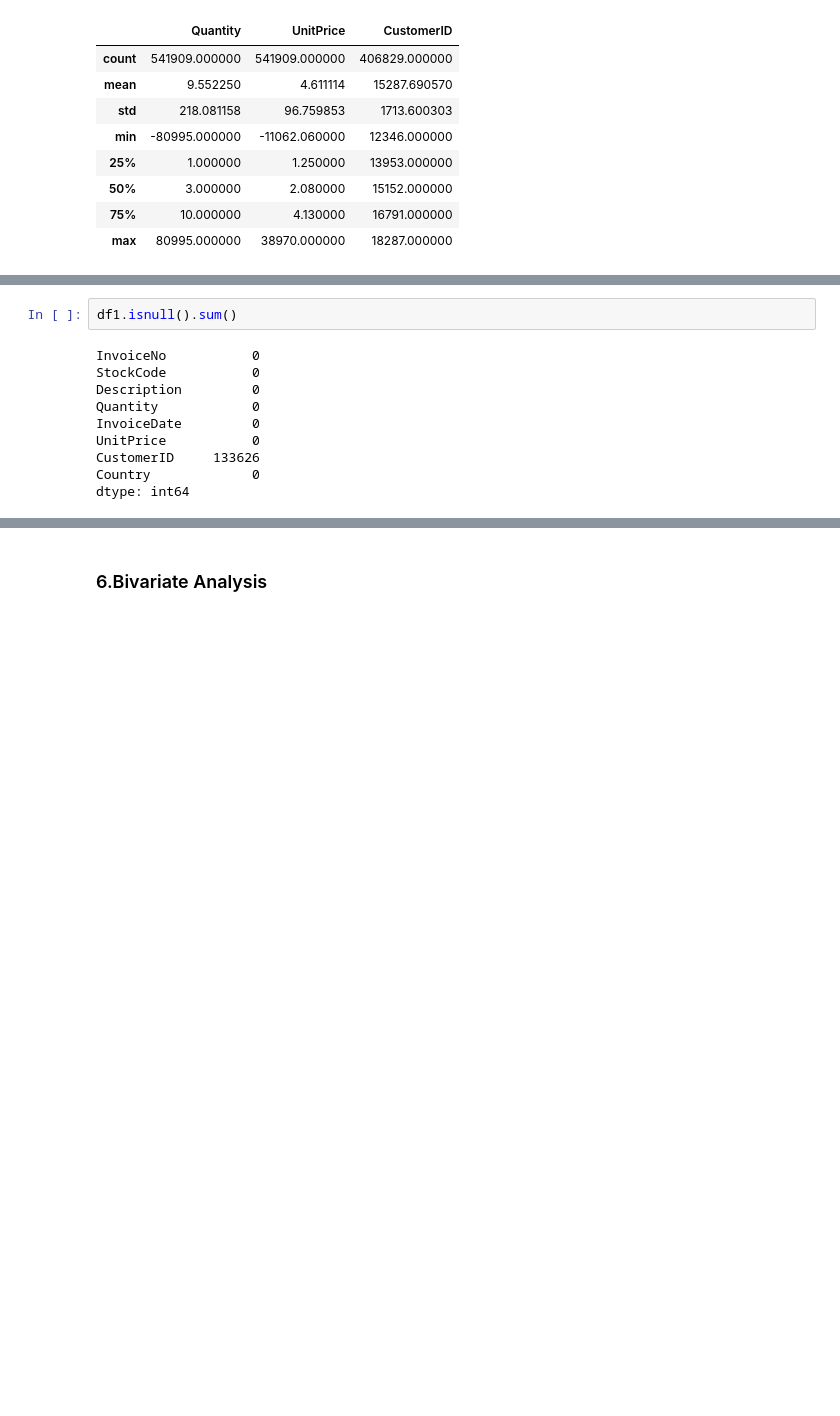
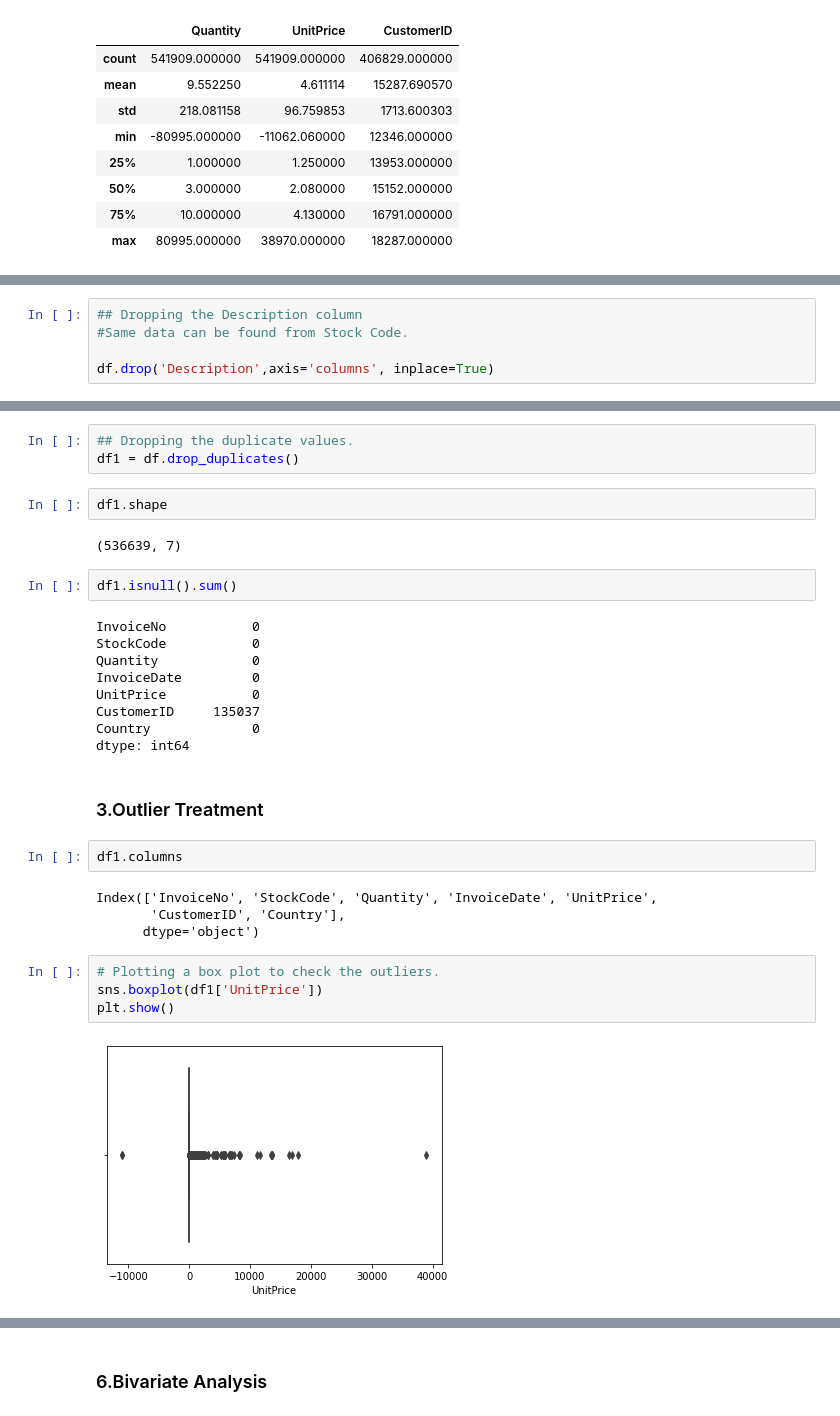
Before and after one commit to BineetaMishra/EDA, a Jupyter notebook: EDA_Ecommerce_Dataset.ipynb, the cells around one changed output, grey strips where cells are left out. Drawn from its saved outputs; the diff is of its cells as text; blank space fills up the shorter version.

```diff
--- a/EDA_Ecommerce_Dataset.ipynb
+++ b/EDA_Ecommerce_Dataset.ipynb
@@ -106,0 +124,5 @@ df1 = df[~df.Description.isnull()].copy()
+# %%
+## Dropping the Description column
+#Same data can be found from Stock Code.
+
+df.drop('Description',axis='columns', inplace=True)
@@ -107,12 +182,32 @@ df1 = df[~df.Description.isnull()].copy()
+# %%
+## Dropping the duplicate values.
+df1 = df.drop_duplicates()
+# %%
+df1.shape
+# %% [output]
+(536639, 7)
 # %%
 df1.isnull().sum()
 # %% [output]
 InvoiceNo           0
 StockCode           0
-Description         0
 Quantity            0
 InvoiceDate         0
 UnitPrice           0
-CustomerID     133626
+CustomerID     135037
 Country             0
 dtype: int64
+# %% [markdown]
+### 3.Outlier Treatment
+# %%
+df1.columns
+# %% [output]
+Index(['InvoiceNo', 'StockCode', 'Quantity', 'InvoiceDate', 'UnitPrice',
+       'CustomerID', 'Country'],
+      dtype='object')
+# %%
+# Plotting a box plot to check the outliers.
+sns.boxplot(df1['UnitPrice'])
+plt.show()
+# %% [output]
+[figure, added]
```
Also changed, not shown: parts of 34 cells of this notebook, 1 other file.
